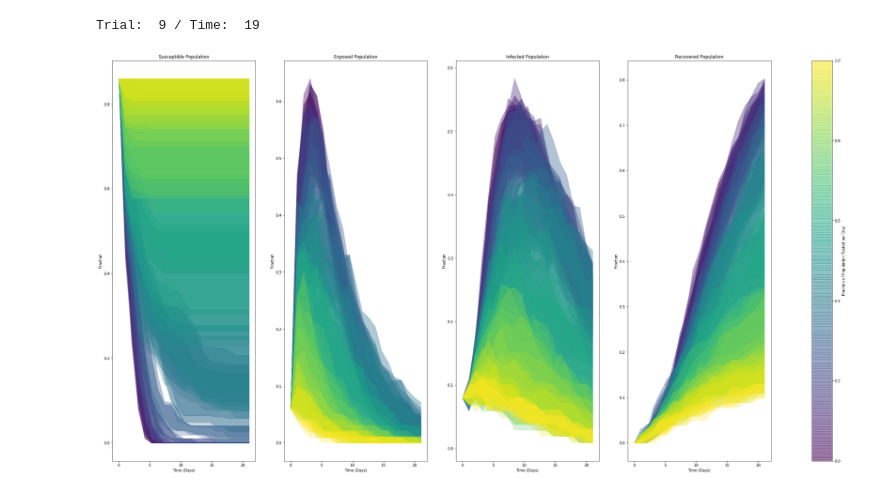
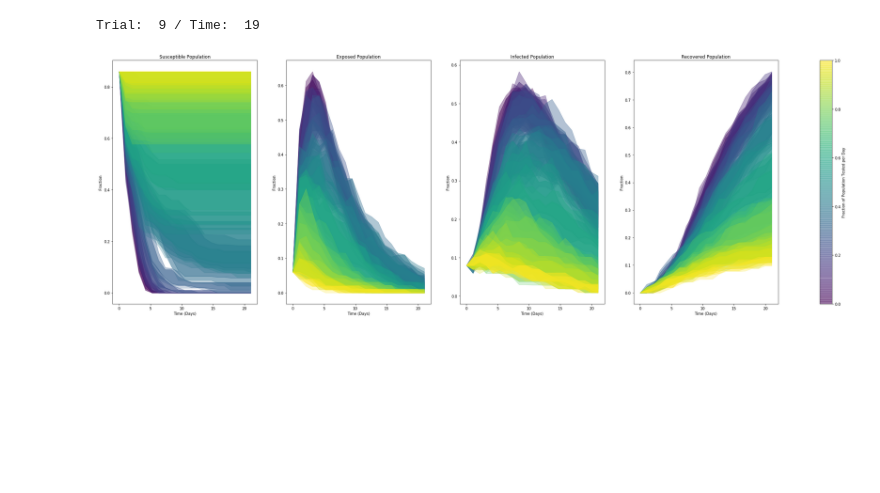
Before and after one commit to reakan/caltech_covid_model, a Jupyter notebook: RL/random_testing_exploration.ipynb, the cells around one changed output. Saved outputs shown, nothing was run; the diff lists cells and outputs as text; code cells hidden in the pictures; blank space fills up the shorter version.

```diff
--- a/RL/random_testing_exploration.ipynb
+++ b/RL/random_testing_exploration.ipynb
@@ -56,33 +56,33 @@ Trial:  9 / Time:  19
 percentiles = [modelutils.gen_percentiles(tseries_list[x]) for x in range(len(ntests))]
 # #percentiles is a ntests long list of 6xntimepointsx5 array describing the confidence intervals for plotting
 # %%
-fig,ax = plt.subplots(figsize=(40,20),ncols=4)
+fig,ax = plt.subplots(figsize=(40,12),ncols=4)
 
 xax = np.linspace(0,tsteps,tsteps)
 colorarray = np.linspace(0,1,len(ntests))
 alphalist = np.linspace(0.25,0.5,3)
 
 for ax_idx in range(4):
     #going left to right, starting with susceptible
     ax[ax_idx].set_xlabel('Time (Days)')
     ax[ax_idx].set_ylabel('Fraction')
     for test_idx in range(len(ntests)):
         current_percentiles = percentiles[test_idx]
         for conf_idx in range(3):
             pcm=ax[ax_idx].fill_between(xax,
                                     current_percentiles[conf_idx,:,ax_idx]/npeople,
                                     current_percentiles[conf_idx+2,:,ax_idx]/npeople,
                                     color=cmap(colorarray[test_idx]),
                                     alpha=alphalist[conf_idx])
 
 ax[0].set_title('Susceptible Population')
 ax[1].set_title('Exposed Population')
 ax[2].set_title('Infected Population')
 ax[3].set_title('Recovered Population')
 
 cbar = fig.colorbar(pcm,
                     ax=ax[:],
                     label='Fraction of Population Tested per Day',)
 plt.savefig('random_policy_fig.png')
 # %% [output]
-[figure, old version]
+[figure, new version]
```
Also changed, not shown: 2 other files.
